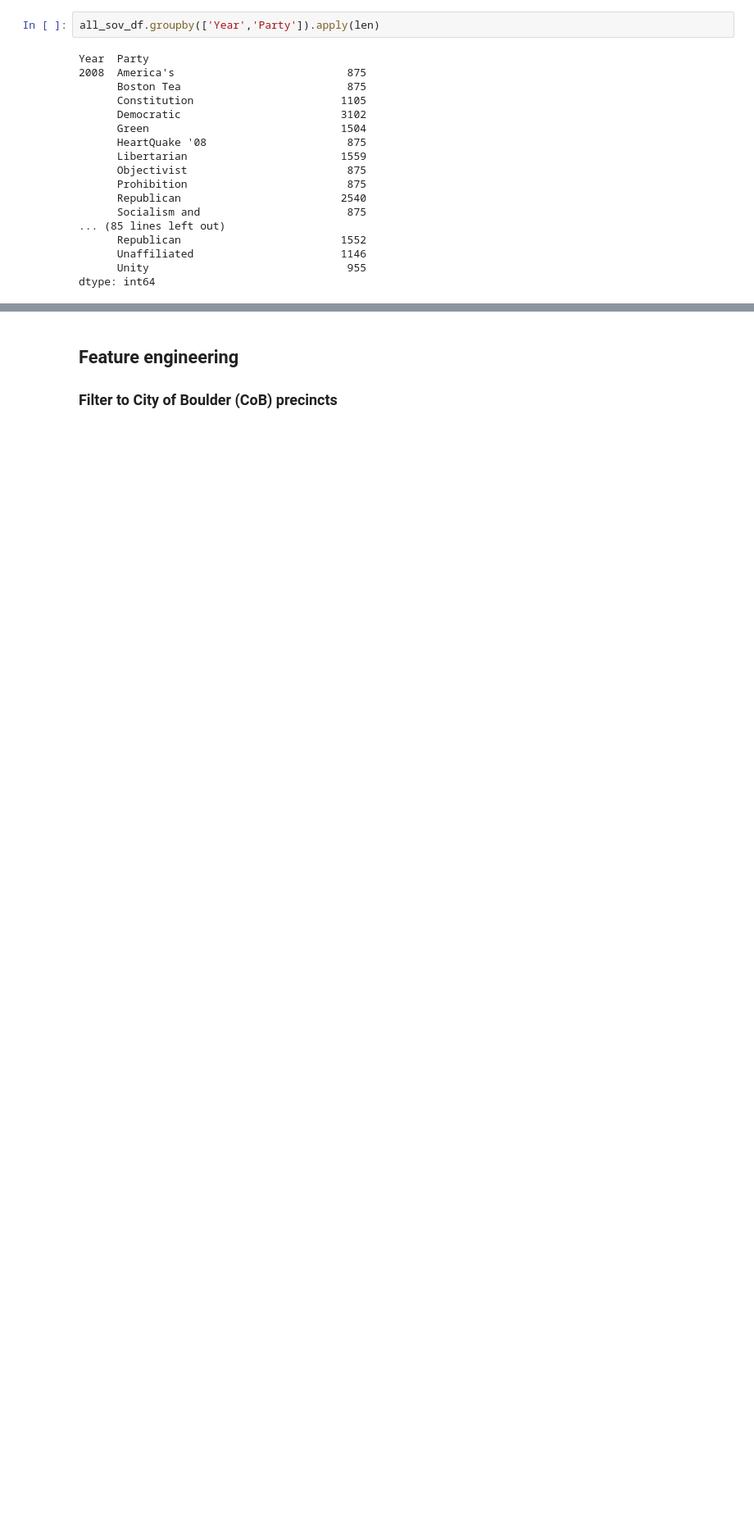
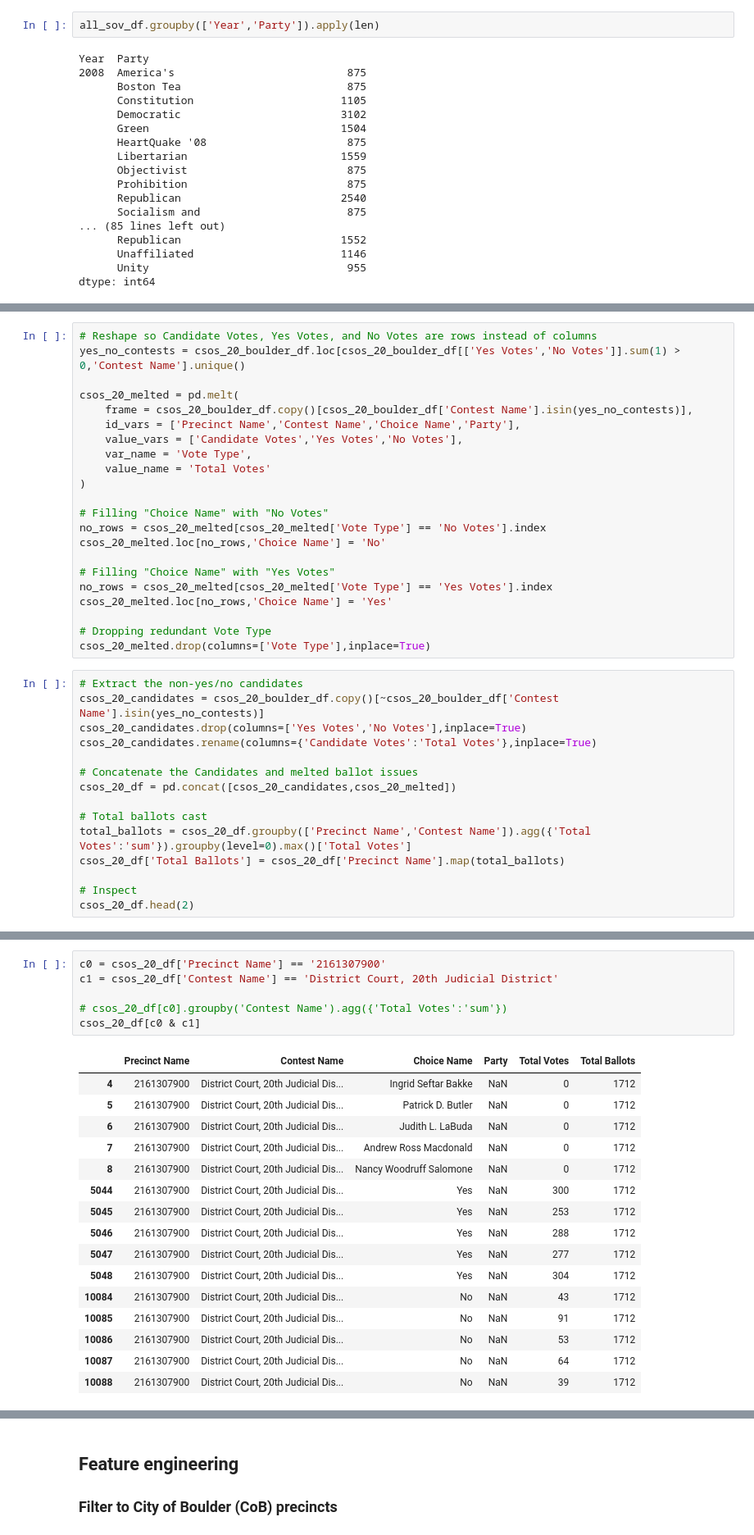
Before and after one commit to BoulderPublicData/Election-Results, a Jupyter notebook: Cleaning.ipynb, the cells around one changed output, grey strips where cells are left out. Shown: that part at 82% size. Cells and saved outputs as stored; diff of their text form; blank space fills up the shorter version.

```diff
--- a/Cleaning.ipynb
+++ b/Cleaning.ipynb
@@ -1477,0 +1486,37 @@ csos_20_raw_df.head()
+# %%
+# Reshape so Candidate Votes, Yes Votes, and No Votes are rows instead of columns
+yes_no_contests = csos_20_boulder_df.loc[csos_20_boulder_df[['Yes Votes','No Votes']].sum(1) > 0,'Contest Name'].unique()
+
+csos_20_melted = pd.melt(
+    frame = csos_20_boulder_df.copy()[csos_20_boulder_df['Contest Name'].isin(yes_no_contests)],
+    id_vars = ['Precinct Name','Contest Name','Choice Name','Party'],
+    value_vars = ['Candidate Votes','Yes Votes','No Votes'],
+    var_name = 'Vote Type',
+    value_name = 'Total Votes'
+)
+
+# Filling "Choice Name" with "No Votes"
+no_rows = csos_20_melted[csos_20_melted['Vote Type'] == 'No Votes'].index
+csos_20_melted.loc[no_rows,'Choice Name'] = 'No'
+
+# Filling "Choice Name" with "Yes Votes"
+no_rows = csos_20_melted[csos_20_melted['Vote Type'] == 'Yes Votes'].index
+csos_20_melted.loc[no_rows,'Choice Name'] = 'Yes'
+
+# Dropping redundant Vote Type
+csos_20_melted.drop(columns=['Vote Type'],inplace=True)
+# %%
+# Extract the non-yes/no candidates
+csos_20_candidates = csos_20_boulder_df.copy()[~csos_20_boulder_df['Contest Name'].isin(yes_no_contests)]
+csos_20_candidates.drop(columns=['Yes Votes','No Votes'],inplace=True)
+csos_20_candidates.rename(columns={'Candidate Votes':'Total Votes'},inplace=True)
+
+# Concatenate the Candidates and melted ballot issues
+csos_20_df = pd.concat([csos_20_candidates,csos_20_melted])
+
+# Total ballots cast
+total_ballots = csos_20_df.groupby(['Precinct Name','Contest Name']).agg({'Total Votes':'sum'}).groupby(level=0).max()['Total Votes']
+csos_20_df['Total Ballots'] = csos_20_df['Precinct Name'].map(total_ballots)
+
+# Inspect
+csos_20_df.head(2)
@@ -1477,0 +1527,23 @@ csos_20_raw_df.head()
+# %%
+c0 = csos_20_df['Precinct Name'] == '2161307900'
+c1 = csos_20_df['Contest Name'] == 'District Court, 20th Judicial District'
+
+# csos_20_df[c0].groupby('Contest Name').agg({'Total Votes':'sum'})
+csos_20_df[c0 & c1]
+# %% [output]
+|  | Precinct Name | Contest Name | Choice Name | Party | Total Votes | Total Ballots |
+| 4 | 2161307900 | District Court, 20th Judicial Dis... | Ingrid Seftar Bakke | NaN | 0 | 1712 |
+| 5 | 2161307900 | District Court, 20th Judicial Dis... | Patrick D. Butler | NaN | 0 | 1712 |
+| 6 | 2161307900 | District Court, 20th Judicial Dis... | Judith L. LaBuda | NaN | 0 | 1712 |
+| 7 | 2161307900 | District Court, 20th Judicial Dis... | Andrew Ross Macdonald | NaN | 0 | 1712 |
+| 8 | 2161307900 | District Court, 20th Judicial Dis... | Nancy Woodruff Salomone | NaN | 0 | 1712 |
+| 5044 | 2161307900 | District Court, 20th Judicial Dis... | Yes | NaN | 300 | 1712 |
+| 5045 | 2161307900 | District Court, 20th Judicial Dis... | Yes | NaN | 253 | 1712 |
+| 5046 | 2161307900 | District Court, 20th Judicial Dis... | Yes | NaN | 288 | 1712 |
+| 5047 | 2161307900 | District Court, 20th Judicial Dis... | Yes | NaN | 277 | 1712 |
+| 5048 | 2161307900 | District Court, 20th Judicial Dis... | Yes | NaN | 304 | 1712 |
+| 10084 | 2161307900 | District Court, 20th Judicial Dis... | No | NaN | 43 | 1712 |
+| 10085 | 2161307900 | District Court, 20th Judicial Dis... | No | NaN | 91 | 1712 |
+| 10086 | 2161307900 | District Court, 20th Judicial Dis... | No | NaN | 53 | 1712 |
+| 10087 | 2161307900 | District Court, 20th Judicial Dis... | No | NaN | 64 | 1712 |
+| 10088 | 2161307900 | District Court, 20th Judicial Dis... | No | NaN | 39 | 1712 |
```
Also changed, not shown: parts of 15 cells of this notebook.
